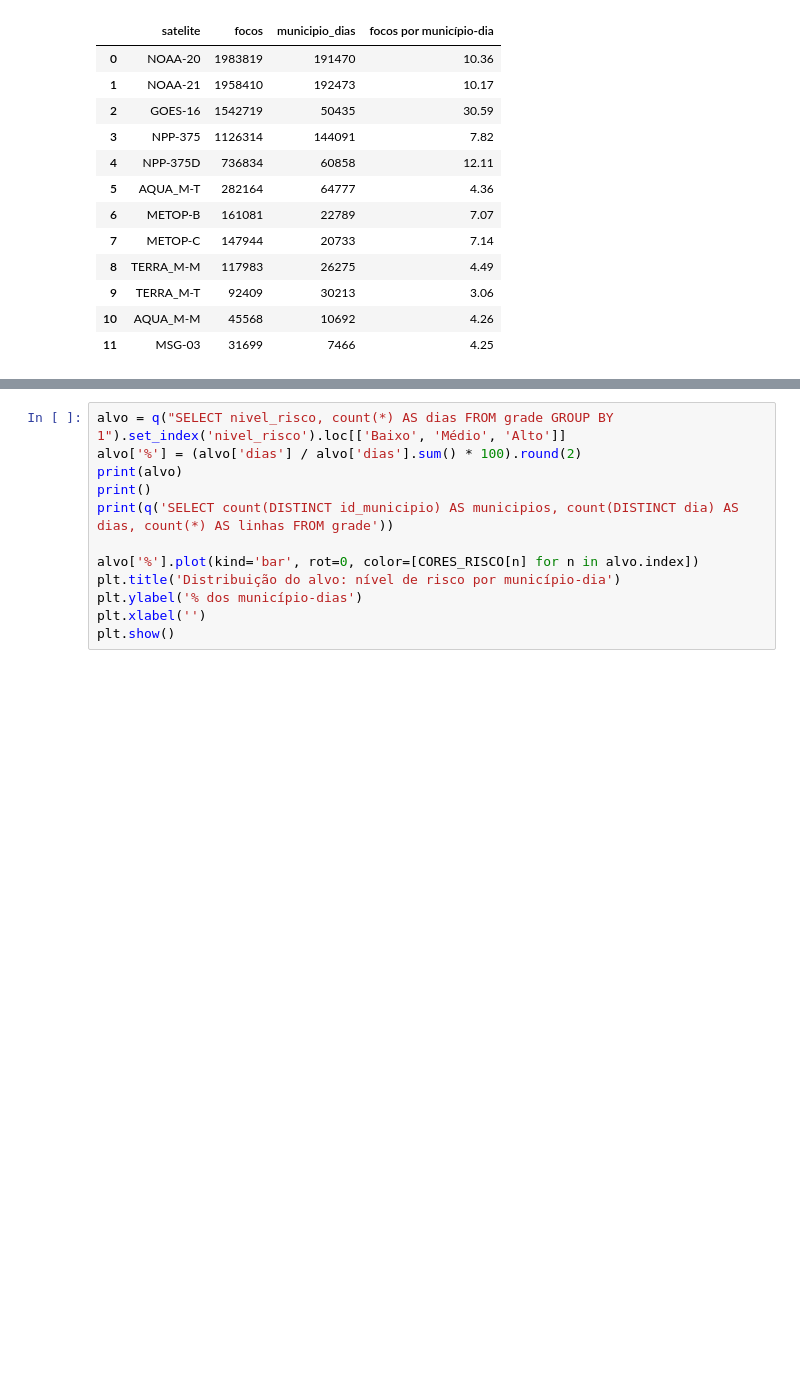
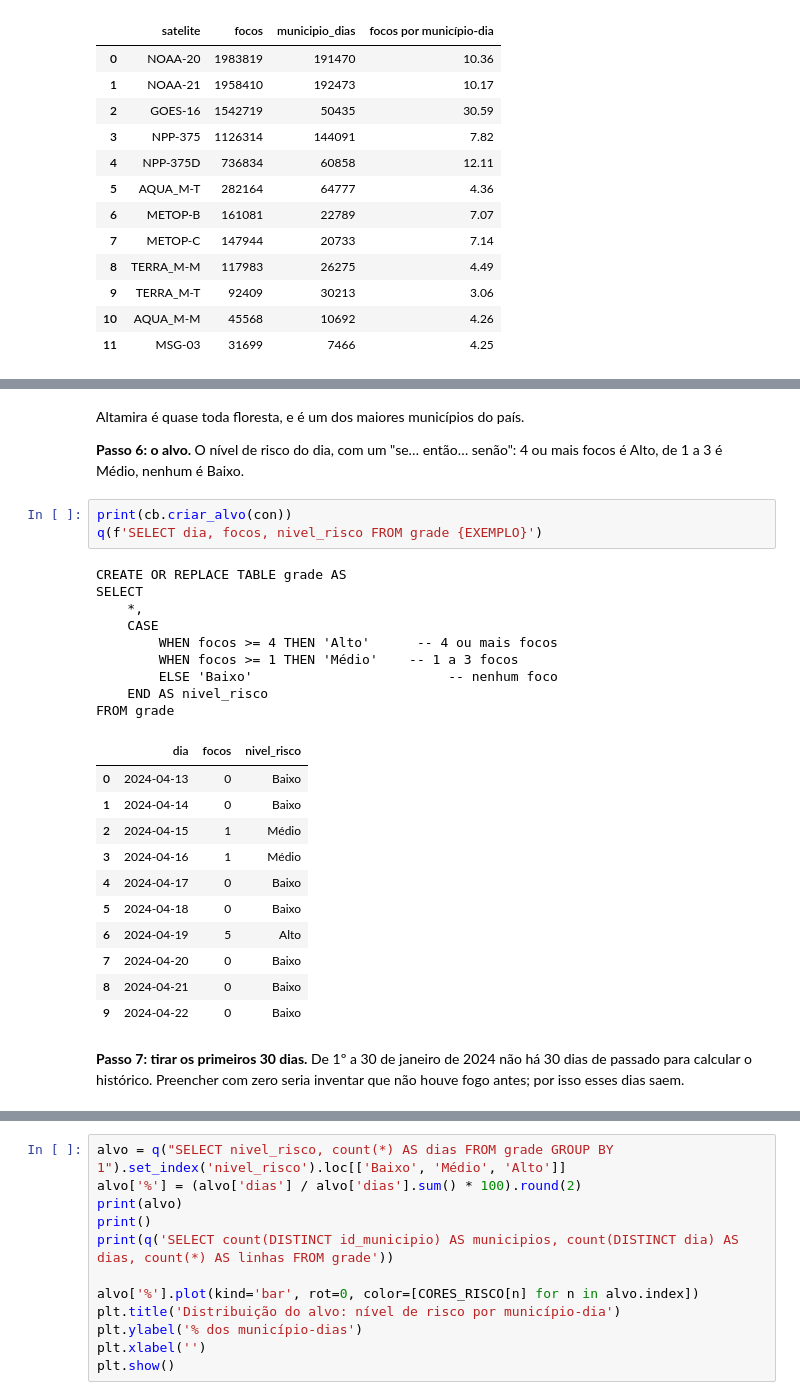
Before and after one commit to heliogil/risco-incendio-municipio, a Jupyter notebook: 01_eda.ipynb, the cells around one changed output, grey strips where cells are left out. Cells and saved outputs as stored; diff of their text form; blank space fills up the shorter version.

```diff
--- a/01_eda.ipynb
+++ b/01_eda.ipynb
@@ -259,0 +406,32 @@ remover_sem_historico  grade:   2109514 linhas, 20 colunas
+# %% [markdown]
+Altamira é quase toda floresta, e é um dos maiores municípios do país.
+
+**Passo 6: o alvo.** O nível de risco do dia, com um "se… então… senão": 4 ou mais focos é Alto, de 1 a 3 é
+Médio, nenhum é Baixo.
+# %%
+print(cb.criar_alvo(con))
+q(f'SELECT dia, focos, nivel_risco FROM grade {EXEMPLO}')
+# %% [output]
+CREATE OR REPLACE TABLE grade AS
+SELECT
+    *,
+    CASE
+        WHEN focos >= 4 THEN 'Alto'      -- 4 ou mais focos
+        WHEN focos >= 1 THEN 'Médio'    -- 1 a 3 focos
+        ELSE 'Baixo'                         -- nenhum foco
+    END AS nivel_risco
+FROM grade
+|  | dia | focos | nivel_risco |
+| 0 | 2024-04-13 | 0 | Baixo |
+| 1 | 2024-04-14 | 0 | Baixo |
+| 2 | 2024-04-15 | 1 | Médio |
+| 3 | 2024-04-16 | 1 | Médio |
+| 4 | 2024-04-17 | 0 | Baixo |
+| 5 | 2024-04-18 | 0 | Baixo |
+| 6 | 2024-04-19 | 5 | Alto |
+| 7 | 2024-04-20 | 0 | Baixo |
+| 8 | 2024-04-21 | 0 | Baixo |
+| 9 | 2024-04-22 | 0 | Baixo |
+# %% [markdown]
+**Passo 7: tirar os primeiros 30 dias.** De 1º a 30 de janeiro de 2024 não há 30 dias de passado para
+calcular o histórico. Preencher com zero seria inventar que não houve fogo antes; por isso esses dias saem.
```
Also changed, not shown: parts of 21 cells of this notebook, 2 other files.
